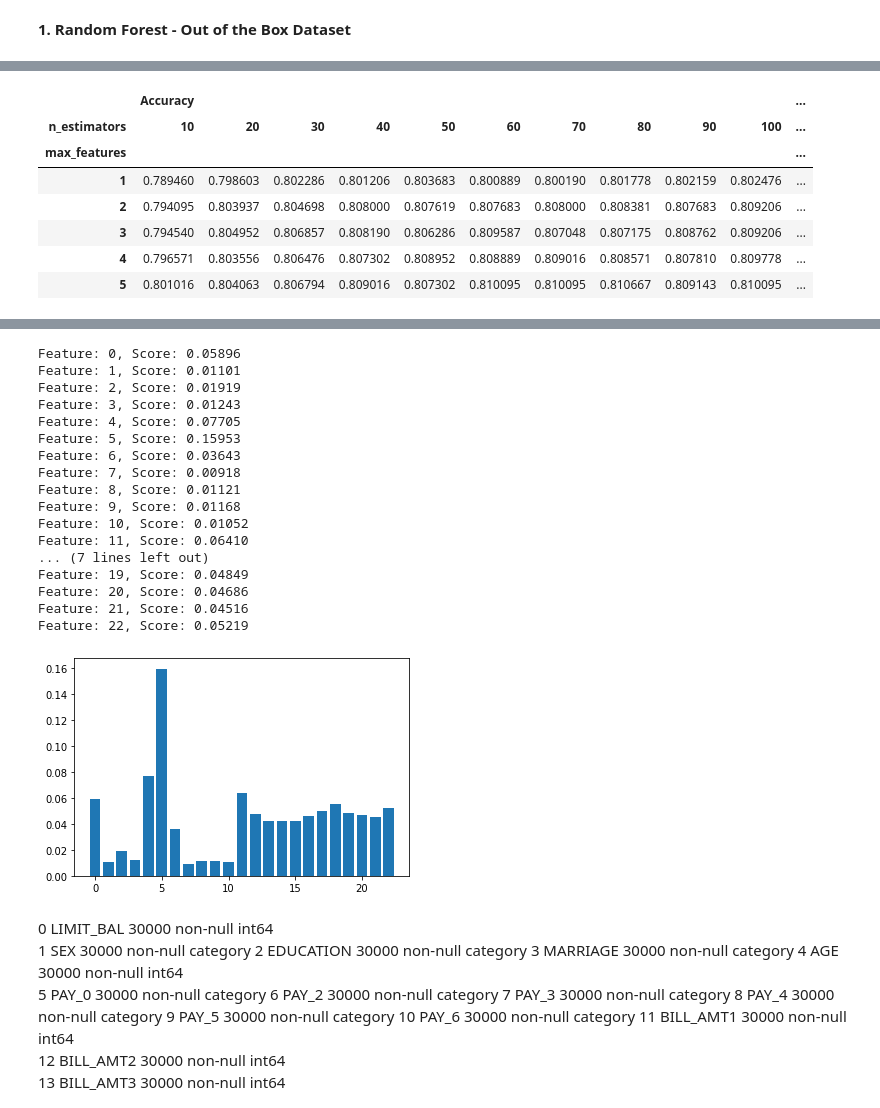
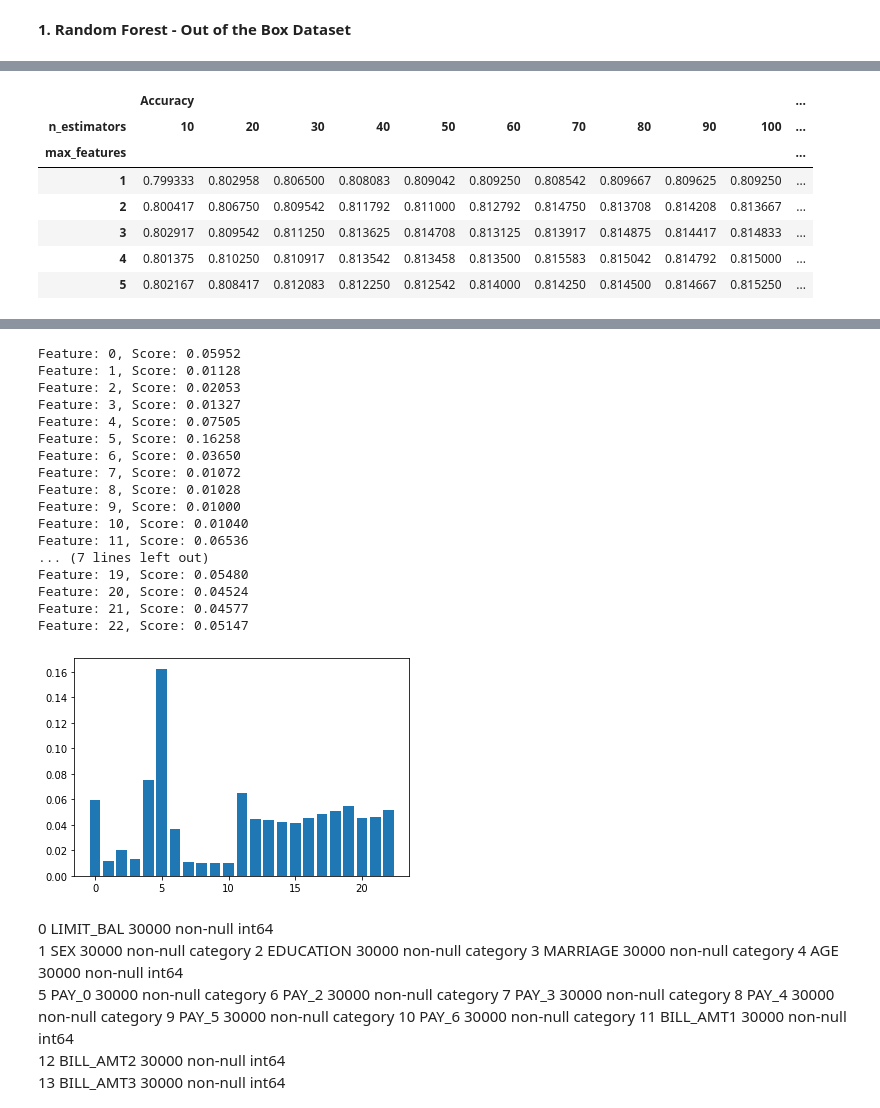
Before and after one commit to tybishop/C5T3, a Jupyter notebook: Credit One - Customer Defaulting.ipynb, the cells around one changed output, grey strips where cells are left out. Saved outputs shown, nothing was run; the diff lists cells and outputs as text; code cells hidden in the pictures.

```diff
--- a/Credit One - Customer Defaulting.ipynb
+++ b/Credit One - Customer Defaulting.ipynb
@@ -581,5 +592,5 @@ Categories (2, int64): [0, 1]
 # %%
 validation_size = 0.2
 seed = 2116
-X_train, X_test, y_train, y_test = train_test_split(features, depVar,
+X_train, X_test, y_train, y_test = train_test_split(X, y,
 test_size=validation_size, random_state=seed)
@@ -1013,11 +984,11 @@ grid_pivot
 |  | Accuracy |  |  |  |  |  |  |  |  |  | ... |
 | n_estimators | 10 | 20 | 30 | 40 | 50 | 60 | 70 | 80 | 90 | 100 | ... |
 | max_features |  |  |  |  |  |  |  |  |  |  | ... |
-| 1 | 0.789460 | 0.798603 | 0.802286 | 0.801206 | 0.803683 | 0.800889 | 0.800190 | 0.801778 | 0.802159 | 0.802476 | ... |
-| 2 | 0.794095 | 0.803937 | 0.804698 | 0.808000 | 0.807619 | 0.807683 | 0.808000 | 0.808381 | 0.807683 | 0.809206 | ... |
-| 3 | 0.794540 | 0.804952 | 0.806857 | 0.808190 | 0.806286 | 0.809587 | 0.807048 | 0.807175 | 0.808762 | 0.809206 | ... |
-| 4 | 0.796571 | 0.803556 | 0.806476 | 0.807302 | 0.808952 | 0.808889 | 0.809016 | 0.808571 | 0.807810 | 0.809778 | ... |
-| 5 | 0.801016 | 0.804063 | 0.806794 | 0.809016 | 0.807302 | 0.810095 | 0.810095 | 0.810667 | 0.809143 | 0.810095 | ... |
+| 1 | 0.799333 | 0.802958 | 0.806500 | 0.808083 | 0.809042 | 0.809250 | 0.808542 | 0.809667 | 0.809625 | 0.809250 | ... |
+| 2 | 0.800417 | 0.806750 | 0.809542 | 0.811792 | 0.811000 | 0.812792 | 0.814750 | 0.813708 | 0.814208 | 0.813667 | ... |
+| 3 | 0.802917 | 0.809542 | 0.811250 | 0.813625 | 0.814708 | 0.813125 | 0.813917 | 0.814875 | 0.814417 | 0.814833 | ... |
+| 4 | 0.801375 | 0.810250 | 0.810917 | 0.813542 | 0.813458 | 0.813500 | 0.815583 | 0.815042 | 0.814792 | 0.815000 | ... |
+| 5 | 0.802167 | 0.808417 | 0.812083 | 0.812250 | 0.812542 | 0.814000 | 0.814250 | 0.814500 | 0.814667 | 0.815250 | ... |
 # %%
 x = grid_pivot.columns.levels[1].values
 y = grid_pivot.index.values
@@ -1046,18 +1017,6 @@ fig.show()
 # %% [output]
 [interactive output not drawn]
 [interactive output not drawn]
-# %%
-model = RandomForestRegressor()
-# fit the model
-model.fit(X, y)
-# get importance
-importance = model.feature_importances_
-# summarize feature importance
-for i,v in enumerate(importance):
-	print('Feature: %0d, Score: %.5f' % (i,v))
-# plot feature importance
-pyplot.bar([x for x in range(len(importance))], importance)
-pyplot.show()
 # %%
 import plotly.graph_objects as go
 
@@ -1077,40 +1036,40 @@ fig.show()
 # %%
 #Get feature importance using Random Forest Regressor
 
 # random forest for feature importance on a regression problem
 
 
 # define the model
 fmodel = RandomForestRegressor()
 # fit the model
 fmodel.fit(X_train, y_train)
 # get importance
 importance = fmodel.feature_importances_
 # summarize feature importance
 for i,v in enumerate(importance):
 	print('Feature: %0d, Score: %.5f' % (i,v))
 # plot feature importance
-pyplot.bar([x for x in range(len(importance))], importance)
-pyplot.show()
+plt.bar([x for x in range(len(importance))], importance)
+plt.show()
 # %% [output]
-Feature: 0, Score: 0.05896
-Feature: 1, Score: 0.01101
-Feature: 2, Score: 0.01919
-Feature: 3, Score: 0.01243
-Feature: 4, Score: 0.07705
-Feature: 5, Score: 0.15953
-Feature: 6, Score: 0.03643
-Feature: 7, Score: 0.00918
-Feature: 8, Score: 0.01121
-Feature: 9, Score: 0.01168
-Feature: 10, Score: 0.01052
-Feature: 11, Score: 0.06410
+Feature: 0, Score: 0.05952
+Feature: 1, Score: 0.01128
+Feature: 2, Score: 0.02053
+Feature: 3, Score: 0.01327
+Feature: 4, Score: 0.07505
+Feature: 5, Score: 0.16258
+Feature: 6, Score: 0.03650
+Feature: 7, Score: 0.01072
+Feature: 8, Score: 0.01028
+Feature: 9, Score: 0.01000
+Feature: 10, Score: 0.01040
+Feature: 11, Score: 0.06536
 ... (7 lines left out)
-Feature: 19, Score: 0.04849
-Feature: 20, Score: 0.04686
-Feature: 21, Score: 0.04516
-Feature: 22, Score: 0.05219
+Feature: 19, Score: 0.05480
+Feature: 20, Score: 0.04524
+Feature: 21, Score: 0.04577
+Feature: 22, Score: 0.05147
-[figure, old version]
+[figure, new version]
 # %% [markdown]
  0   LIMIT_BAL   30000 non-null  int64
  1   SEX         30000 non-null  category
```
Also changed, not shown: parts of 48 cells of this notebook.
